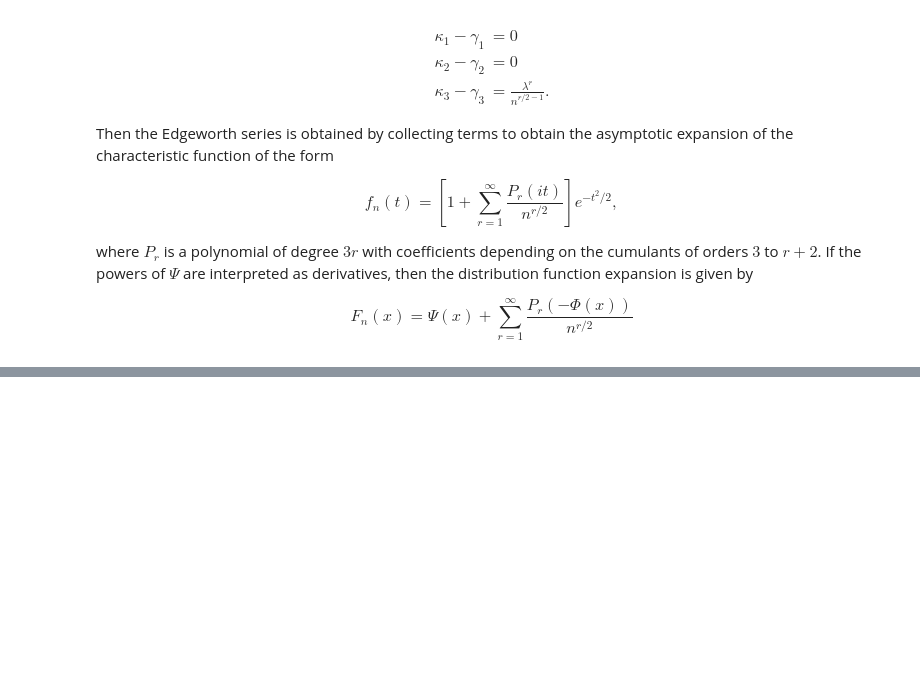
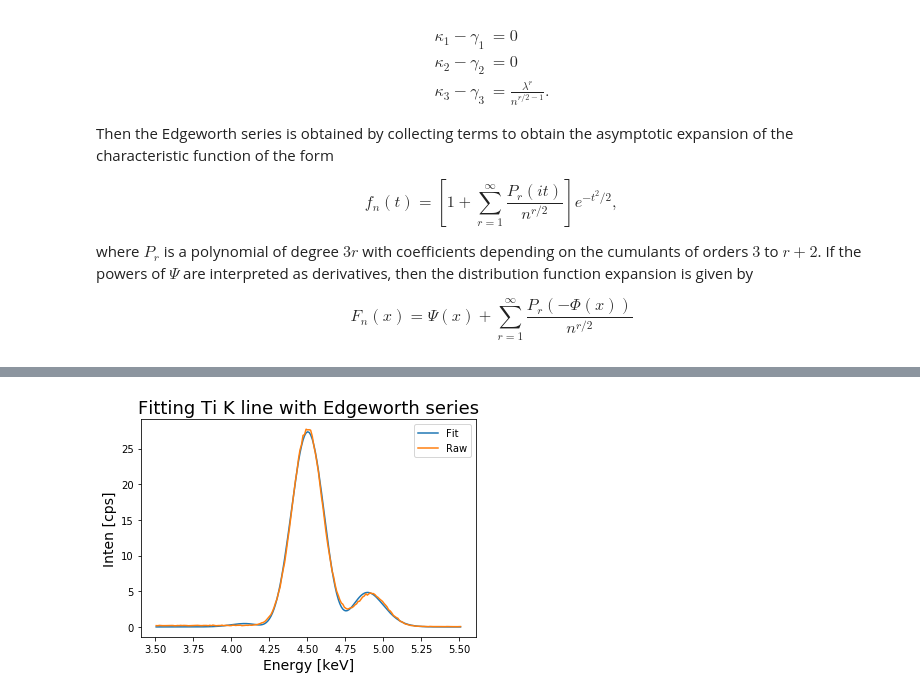
Before and after one commit to msakuta/notebooks, a Jupyter notebook: EdgeworthSeries.ipynb, the cells around one changed output, grey strips where cells are left out. Saved outputs shown, nothing was run; the diff lists cells and outputs as text; code cells hidden in the pictures; blank space fills up the shorter version.

```diff
--- a/EdgeworthSeries.ipynb
+++ b/EdgeworthSeries.ipynb
@@ -154,0 +191,25 @@ for i in np.random.rand(20,5):
+# %%
+def charshape(x, char, wid, *para):
+    return edgeworth((x - char) * wid ** 2, para)
+
+def fitedgeworth(en, inten, char):
+    pivot = round(np.interp(char, en, np.arange(len(en))))
+    xdata = en[pivot-100:pivot+100]
+    ydata = inten[pivot-100:pivot+100]
+    def shape(x, wid, *para):
+        return charshape(x, char, wid, *para)
+    return sp.optimize.curve_fit(shape, xdata, ydata, [.1, 10,0,0,0,0,0]), xdata, ydata
+
+def fitedgeworth2(en, inten, char):
+    pivot = np.round(np.interp(char, en, np.arange(len(en))))
+    low, upp = int((pivot-100).min()), int((pivot+100).max())
+    xdata = en[low:upp]
+    ydata = inten[low:upp]
+    nparams = 4
+    def shape2(x, wid, *para):
+        para1 = para[0:nparams]
+        wid2 = para[nparams]
+        para2 = para[nparams+1:]
+        #print('wid', wid, ', para1:', para1, ', wid2:', wid2, ', para2:', para2)
+        return charshape(x, char[0], wid, *para1) + charshape(x, char[1], wid2, *para2)
+    return sp.optimize.curve_fit(shape2, xdata, ydata, [3, 10,0,0,0, 3,10,0,0,0]), xdata, ydata
@@ -154,0 +226,12 @@ for i in np.random.rand(20,5):
+# %%
+plt.plot(xdata, charshape(np.array(xdata), 4.511, *fitpara[0]), label='Fit')
+#plt.plot(xdata, charshape(np.array(xdata), 4.511, *np.array([.1, 7,0,0,0,0]) * 10), label='Initial')
+plt.plot(xdata, ydata, label='Raw')
+#plt.xlim([2,7])
+plt.title('Fitting Ti K line with Edgeworth series', fontsize=18)
+plt.xlabel('Energy [keV]', fontsize=14)
+plt.ylabel('Inten [cps]', fontsize=14)
+plt.legend()
+plt.savefig('Ti-edgeworth.png')
+# %% [output]
+[figure, added]
```
Also changed, not shown: parts of 14 cells of this notebook.
